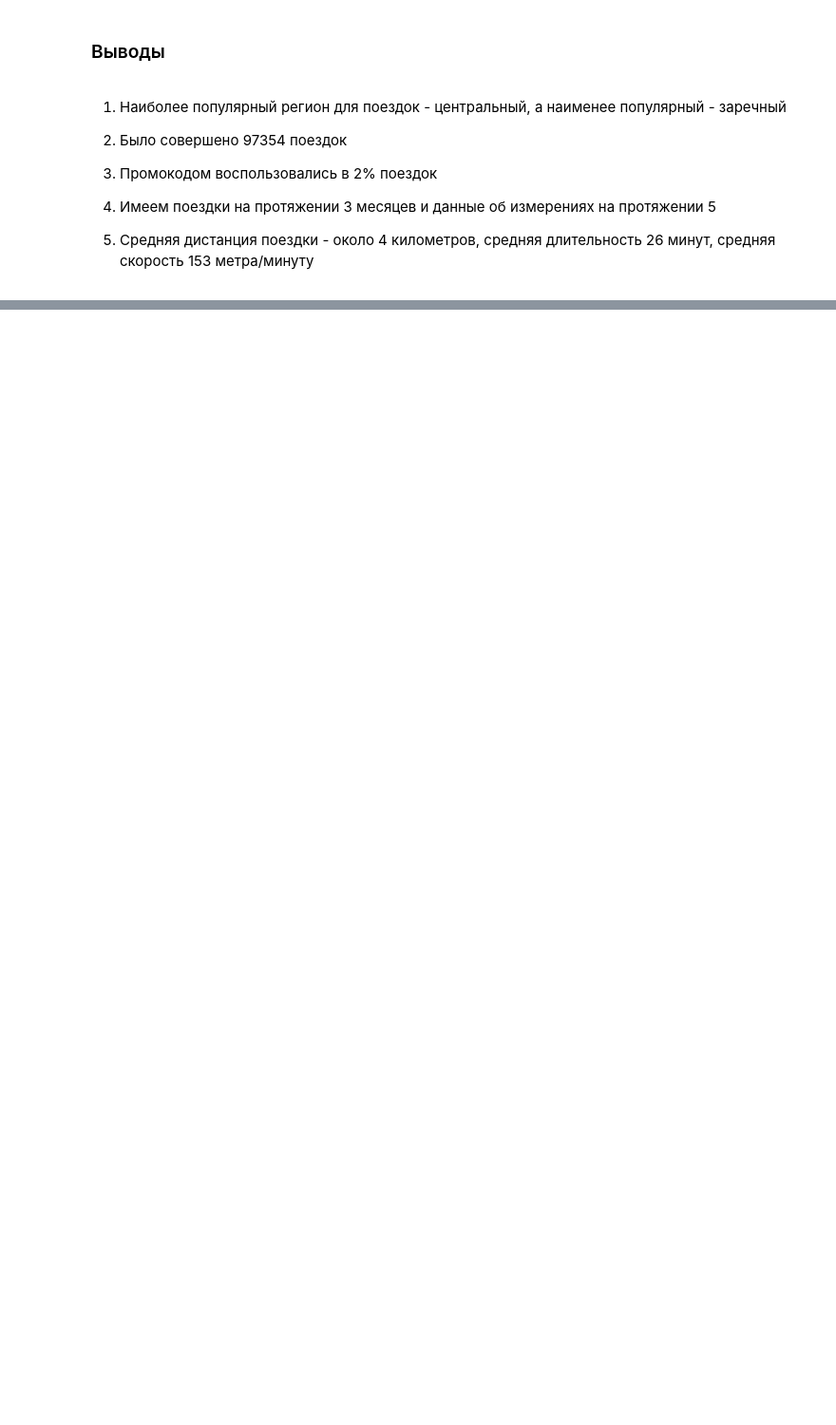
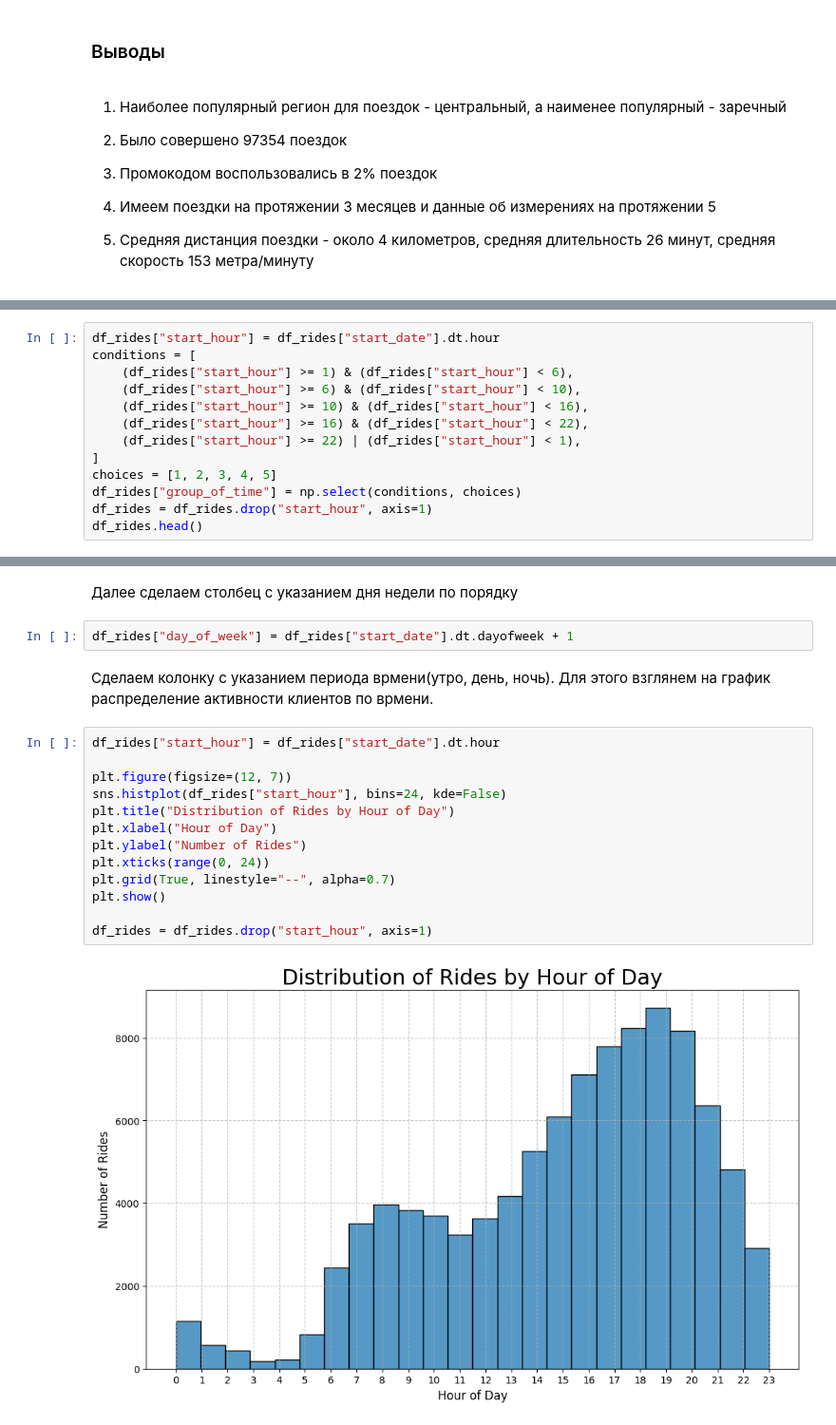
Before and after one commit to BlackkkMaster/ad_project_team16, a Jupyter notebook: kick_sharing.ipynb, the cells around one changed output, grey strips where cells are left out. Shown at 95% size. Cells and saved outputs as stored; diff of their text form; blank space fills up the shorter version.

```diff
--- a/kick_sharing.ipynb
+++ b/kick_sharing.ipynb
@@ -677,0 +683,13 @@ plot_hist(df_weather, integer_data(df_weather), "погоды")
+# %%
+df_rides["start_hour"] = df_rides["start_date"].dt.hour
+conditions = [
+    (df_rides["start_hour"] >= 1) & (df_rides["start_hour"] < 6),
+    (df_rides["start_hour"] >= 6) & (df_rides["start_hour"] < 10),
+    (df_rides["start_hour"] >= 10) & (df_rides["start_hour"] < 16),
+    (df_rides["start_hour"] >= 16) & (df_rides["start_hour"] < 22),
+    (df_rides["start_hour"] >= 22) | (df_rides["start_hour"] < 1),
+]
+choices = [1, 2, 3, 4, 5]
+df_rides["group_of_time"] = np.select(conditions, choices)
+df_rides = df_rides.drop("start_hour", axis=1)
+df_rides.head()
@@ -677,0 +703,21 @@ plot_hist(df_weather, integer_data(df_weather), "погоды")
+# %% [markdown]
+Далее сделаем столбец с указанием дня недели по порядку
+# %%
+df_rides["day_of_week"] = df_rides["start_date"].dt.dayofweek + 1
+# %% [markdown]
+Сделаем колонку с указанием периода врмени(утро, день, ночь). Для этого взглянем на график распределение активности клиентов по врмени.
+# %%
+df_rides["start_hour"] = df_rides["start_date"].dt.hour
+
+plt.figure(figsize=(12, 7))
+sns.histplot(df_rides["start_hour"], bins=24, kde=False)
+plt.title("Distribution of Rides by Hour of Day")
+plt.xlabel("Hour of Day")
+plt.ylabel("Number of Rides")
+plt.xticks(range(0, 24))
+plt.grid(True, linestyle="--", alpha=0.7)
+plt.show()
+
+df_rides = df_rides.drop("start_hour", axis=1)
+# %% [output]
+[figure, added]
```
Also changed, not shown: parts of 9 cells of this notebook.
